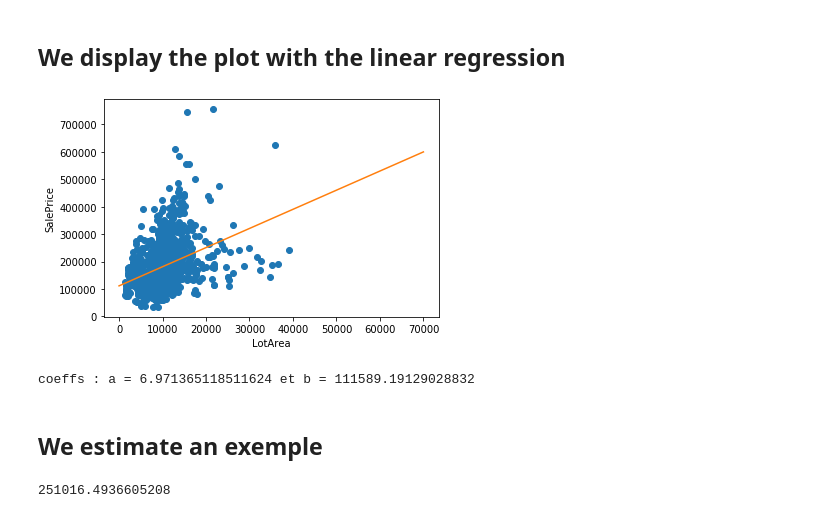
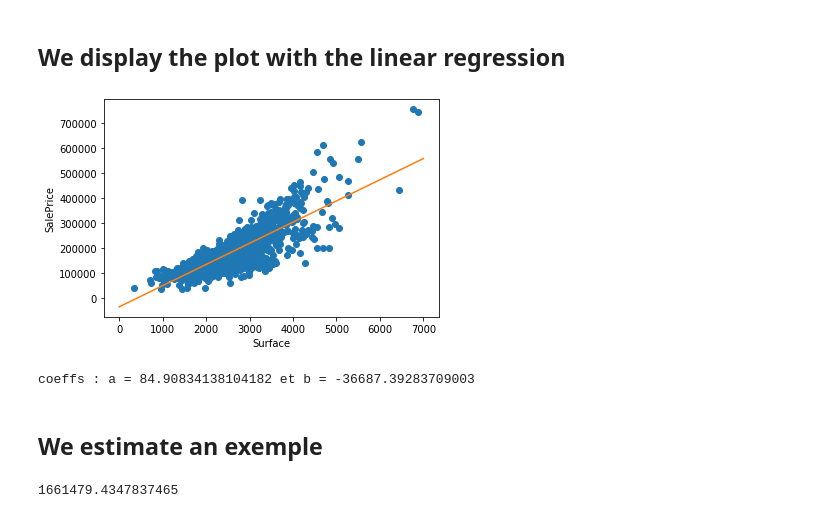
Before and after one commit to Simplon-IA-Bdx-1/house-prices-maud-baptiste, a Jupyter notebook: linear_regression_house_data.ipynb, the cells around one changed output. Drawn from its saved outputs; the diff is of its cells as text; code cells hidden in the pictures.

Commit message:
Use surface (TotalBsmtSF + GrLivArea) for linear regression

```diff
--- a/linear_regression_house_data.ipynb
+++ b/linear_regression_house_data.ipynb
@@ -29,4 +29,6 @@ house.head(10)
 | 9 | 50 | RM | 51.0 | 6120 | Pave | NaN | Reg | Lvl | AllPub | ... |
 | 10 | 190 | RL | 50.0 | 7420 | Pave | NaN | Reg | Lvl | AllPub | ... |
 10 rows × 80 columns
+# %%
+house['Surface'] = house['TotalBsmtSF'] + house['GrLivArea']
 # %%
@@ -39,7 +41,7 @@ plt.show()
 # %% [markdown]
 ## We only keep the value of LotArea < 40 000
 # %%
-house_ok = house.drop(house[house.LotArea > 40000].index)
+house_ok = house.drop(house[house.Surface > 7000].index)
 house.head(20)
 # %% [output]
 |  | MSSubClass | MSZoning | LotFrontage | LotArea | Street | Alley | LotShape | LandContour | Utilities | ... |
@@ -84,23 +86,23 @@ coefficients de corrélation linéaires de SalePrice en fonction LotArea :  (0.3
 
 Y = house_ok['SalePrice']
 # X est la variable LotArea sur le dataframe house_ok
-X = house_ok[['LotArea']]
+X = house_ok[['Surface']]
 X = X.copy() # On modifiera X, on en crée donc une copie
 X['intercept'] = 1.
 result = sm.OLS(Y, X).fit() # OLS = Ordinary Least Square (Moindres Carrés Ordinaire)
-a,b = result.params['LotArea'],result.params['intercept']
+a,b = result.params['Surface'],result.params['intercept']
 # %% [markdown]
 ## We display the plot with the linear regression
 # %%
-plt.plot(house_ok.LotArea,house_ok.SalePrice, "o")
-plt.plot(np.arange(70000),[a*x+b for x in np.arange(70000)])
-plt.xlabel("LotArea")
+plt.plot(house_ok.Surface,house_ok.SalePrice, "o")
+plt.plot(np.arange(7000),[a*x+b for x in np.arange(7000)])
+plt.xlabel("Surface")
 plt.ylabel("SalePrice")
 plt.show()
 print("coeffs : a =", a, "et b =", b)
 # %% [output]
-[figure, old version]
+[figure, new version]
-coeffs : a = 6.971365118511624 et b = 111589.19129028832
+coeffs : a = 84.90834138104182 et b = -36687.39283709003
 # %% [markdown]
 ## We estimate an exemple
 # %%
@@ -108,4 +110,4 @@ X = 20000
 Y = a*X + b
 Y
 # %% [output]
-251016.4936605208
+1661479.4347837465
```
Also changed, not shown: parts of 5 cells of this notebook.
